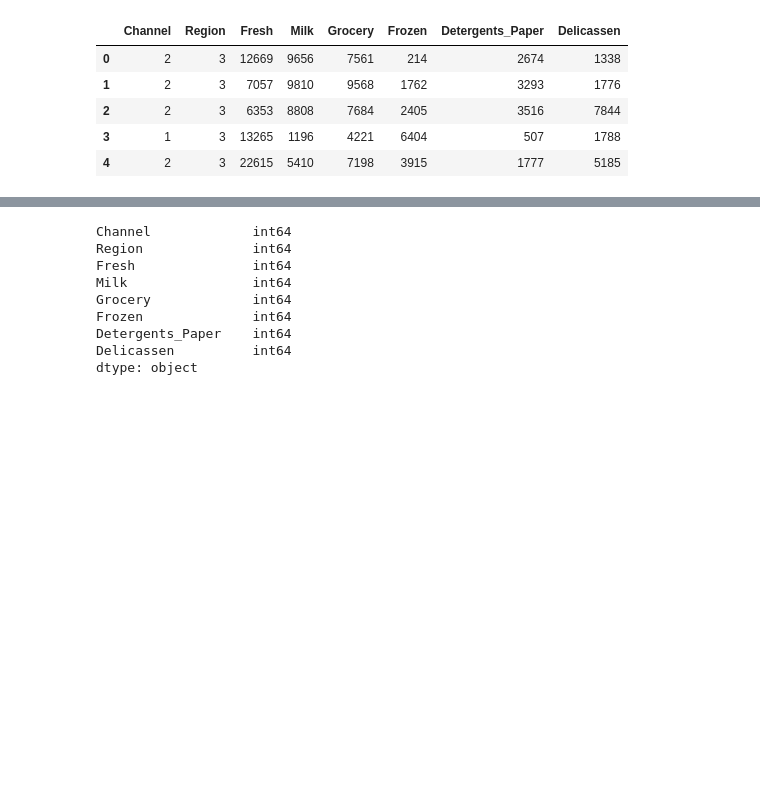
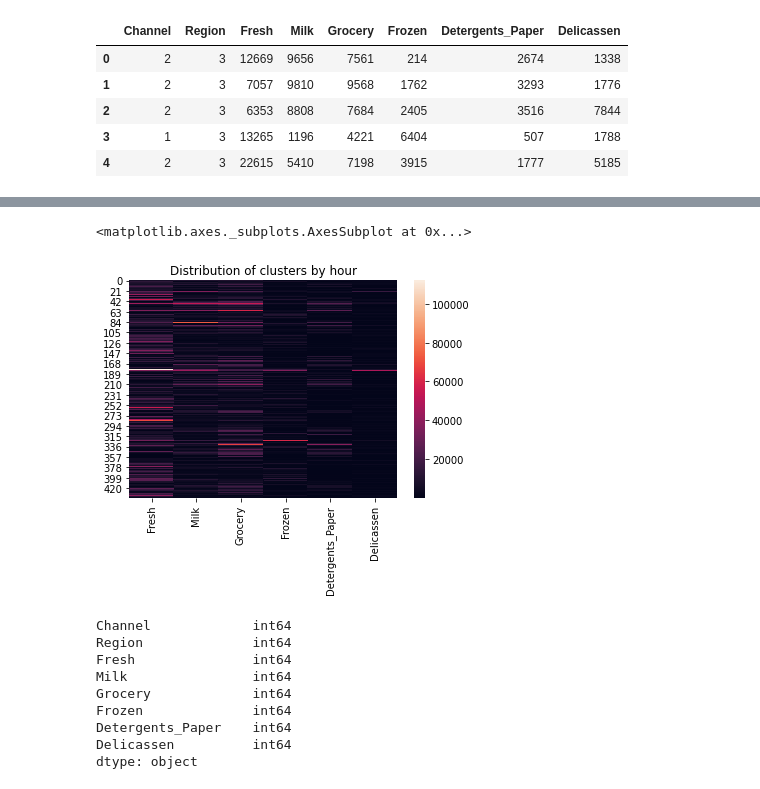
Before and after one commit to paularotaola/datamad0620, a Jupyter notebook: module-3/lab-unsupervised-learning/your-code/main.ipynb, the cells around one changed output, grey strips where cells are left out. Cells and saved outputs as stored; diff of their text form; code cells hidden in the pictures; blank space fills up the shorter version.

```diff
--- a/module-3/lab-unsupervised-learning/your-code/main.ipynb
+++ b/module-3/lab-unsupervised-learning/your-code/main.ipynb
@@ -71,0 +59,4 @@ customers.head()
+# %%
+# We separate channel and region from dataset
+customers_clean = customers.drop(["Channel","Region"],axis=1)
+customers_clean.describe()
@@ -72,3 +78,13 @@ customers.head()
+# %%
+%matplotlib inline
+import matplotlib.pyplot as plt
+import seaborn as sns
+
+plt.title("Distribution of clusters by hour")
+sns.heatmap(customers_clean)
+# %% [output]
+<matplotlib.axes._subplots.AxesSubplot at 0x...>
+[figure, added]
 # %%
 #we check data types
 customers.dtypes
```
Also changed, not shown: parts of 10 cells of this notebook.
